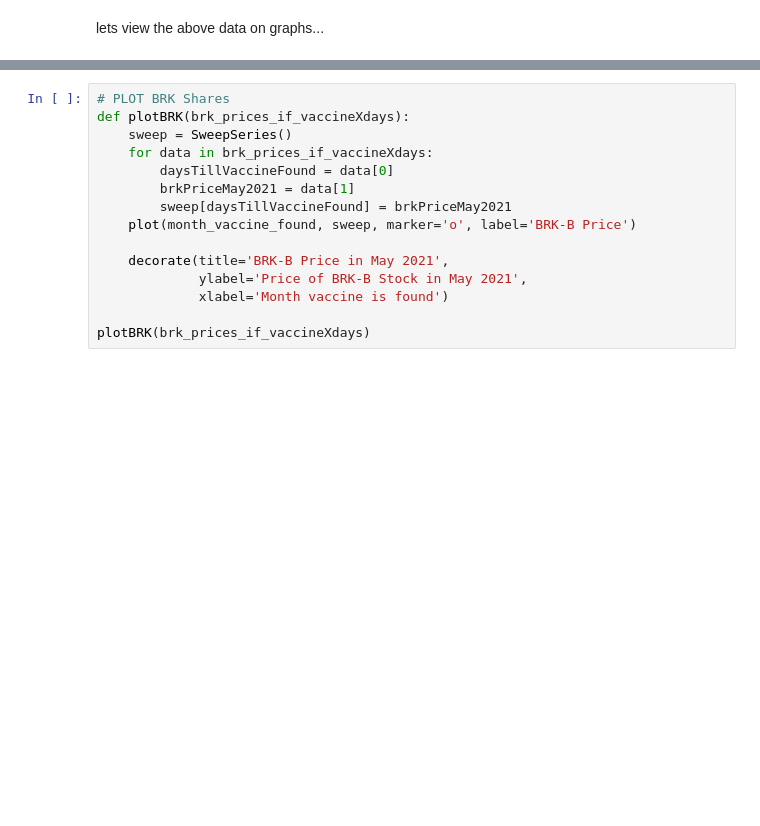
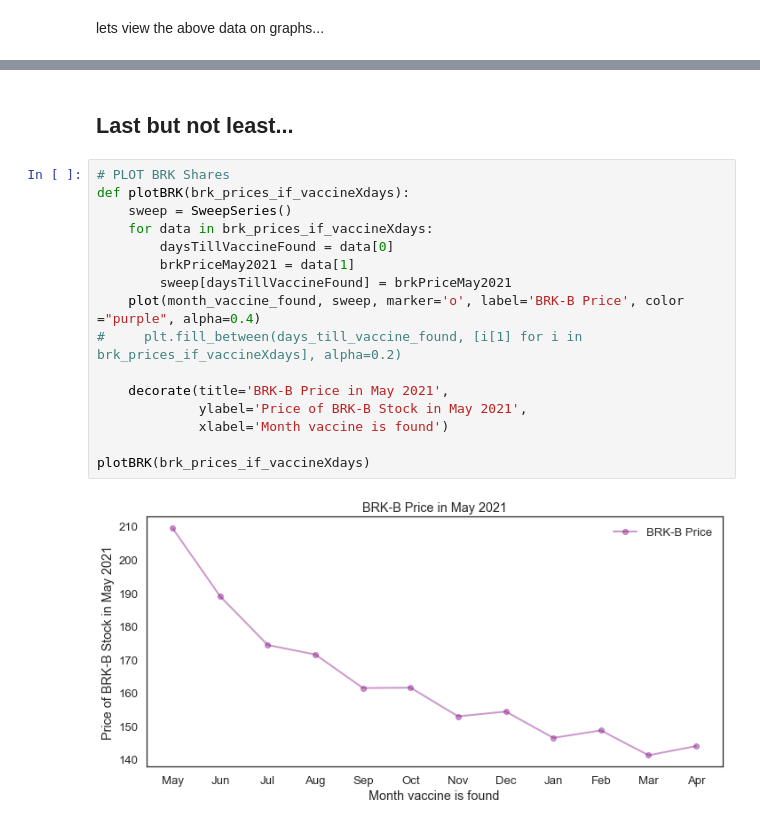
Before and after one commit to YasinEhsan/Berkshire-Hathaway-Price-Modeling, a Jupyter notebook: v2_brk_vaccine_x_days_.ipynb, the cells around one changed output, grey strips where cells are left out. Saved outputs shown, nothing was run; the diff lists cells and outputs as text; blank space fills up the shorter version.

Commit message:
added stock style graphs

```diff
--- a/v2_brk_vaccine_x_days_.ipynb
+++ b/v2_brk_vaccine_x_days_.ipynb
@@ -360,18 +481,23 @@ plotAllStocks(data_in_Xdays, brk_prices_if_vaccineXdays)
 ![](https://media3.giphy.com/media/EDt1m8p5hqXG8/giphy.gif)
 
 > -mood after above code finally worked w proper axes labels and ticks
+# %% [markdown]
+## Last but not least...
 # %%
 # PLOT BRK Shares
 def plotBRK(brk_prices_if_vaccineXdays):
     sweep = SweepSeries()
     for data in brk_prices_if_vaccineXdays:
         daysTillVaccineFound = data[0]
         brkPriceMay2021 = data[1]
         sweep[daysTillVaccineFound] = brkPriceMay2021
-    plot(month_vaccine_found, sweep, marker='o', label='BRK-B Price')
+    plot(month_vaccine_found, sweep, marker='o', label='BRK-B Price', color ="purple", alpha=0.4)
+#     plt.fill_between(days_till_vaccine_found, [i[1] for i in brk_prices_if_vaccineXdays], alpha=0.2)
 
     decorate(title='BRK-B Price in May 2021',
              ylabel='Price of BRK-B Stock in May 2021',
              xlabel='Month vaccine is found')
 
 plotBRK(brk_prices_if_vaccineXdays)
+# %% [output]
+[figure, added]
```
Also changed, not shown: parts of 20 cells of this notebook.
